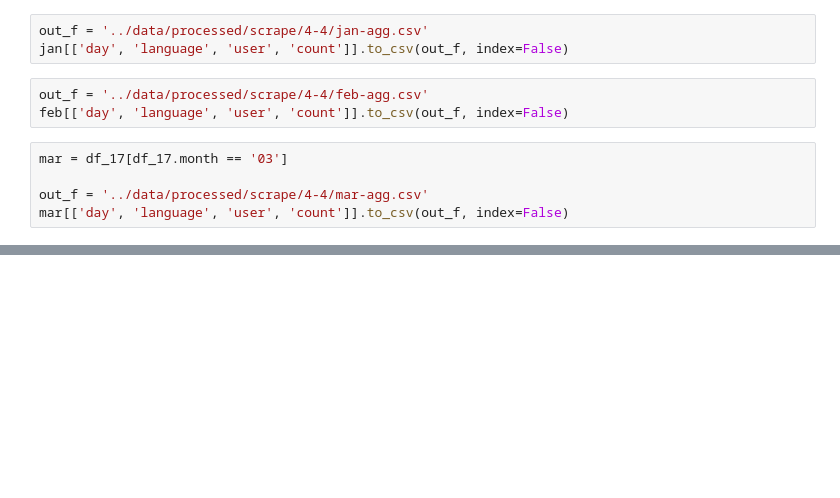
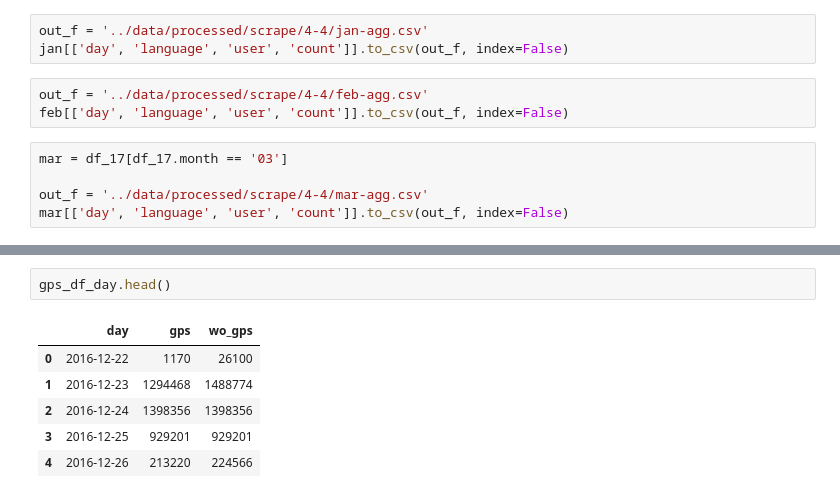
Before and after one commit to ryan-p-larson/gviz, a Jupyter notebook: notebooks/04-explore-agg.ipynb, the cells around one changed output, grey strips where cells are left out. Saved outputs shown, nothing was run; the diff lists cells and outputs as text; blank space fills up the shorter version.

```diff
--- a/notebooks/04-explore-agg.ipynb
+++ b/notebooks/04-explore-agg.ipynb
@@ -56,0 +80,9 @@ mar[['day', 'language', 'user', 'count']].to_csv(out_f, index=False)
+# %%
+gps_df_day.head()
+# %% [output]
+|  | day | gps | wo_gps |
+| 0 | 2016-12-22 | 1170 | 26100 |
+| 1 | 2016-12-23 | 1294468 | 1488774 |
+| 2 | 2016-12-24 | 1398356 | 1398356 |
+| 3 | 2016-12-25 | 929201 | 929201 |
+| 4 | 2016-12-26 | 213220 | 224566 |
```
Also changed, not shown: parts of 10 cells of this notebook.
